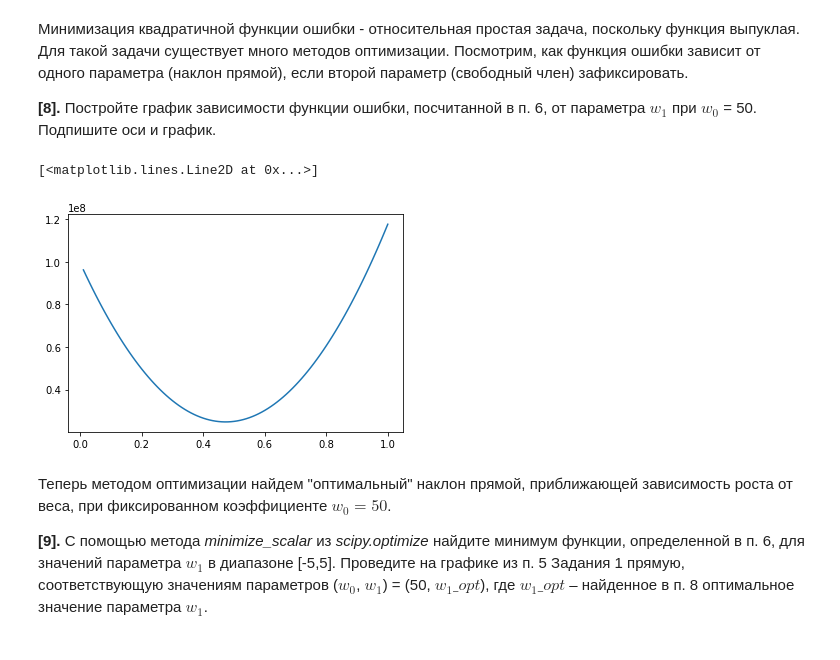
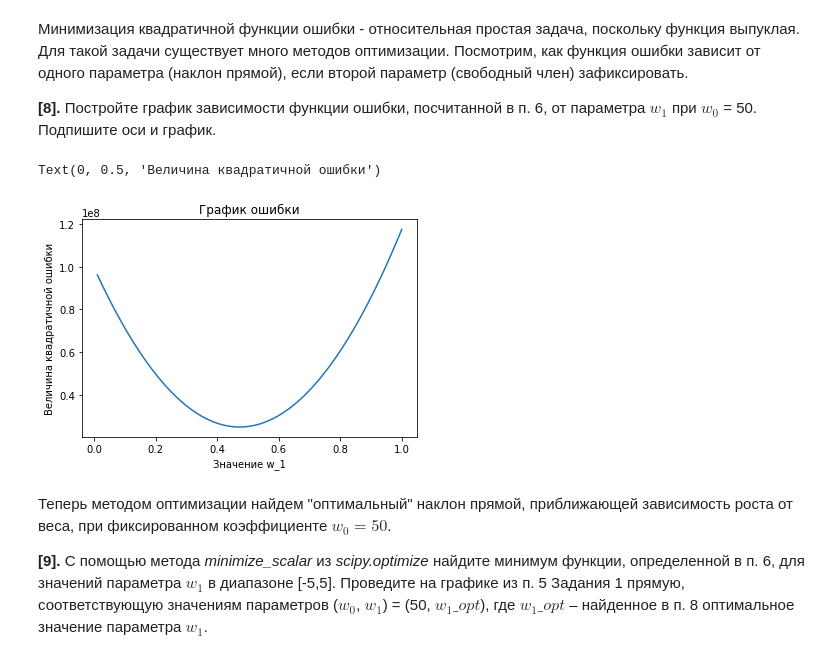
Before and after one commit to RBVV23/Coursera, a Jupyter notebook: Обучение на размеченных данных/Week_1/Линейная регрессия (рост_вес).ipynb, the cells around one changed output. Saved outputs shown, nothing was run; the diff lists cells and outputs as text; code cells hidden in the pictures.

```diff
--- a/Обучение на размеченных данных/Week_1/Линейная регрессия (рост_вес).ipynb
+++ b/Обучение на размеченных данных/Week_1/Линейная регрессия (рост_вес).ipynb
@@ -172,18 +172,21 @@ plt.show()
 # %%
 # Ваш код здесь
 X = np.linspace(0, 200, 25001)
 Y = data['Height']
 w_0 = 5
 w_1 = []
 dw = 0.01
 Er = []
 for i in range(100):
     w_1.append(0.01 + dw*i)
     Er.append(my_error(w_0, w_1[i]))
-plt.plot(w_1, Er, xlabel='Значение ')
+plt.plot(w_1, Er)
+plt.title('График ошибки')
+plt.xlabel('Значение w_1')
+plt.ylabel('Величина квадратичной ошибки')
 # %% [output]
-[<matplotlib.lines.Line2D at 0x...>]
+Text(0, 0.5, 'Величина квадратичной ошибки')
-[figure, old version]
+[figure, new version]
 # %% [markdown]
 Теперь методом оптимизации найдем "оптимальный" наклон прямой, приближающей зависимость роста от веса, при фиксированном коэффициенте $w_0 = 50$.
 
```
